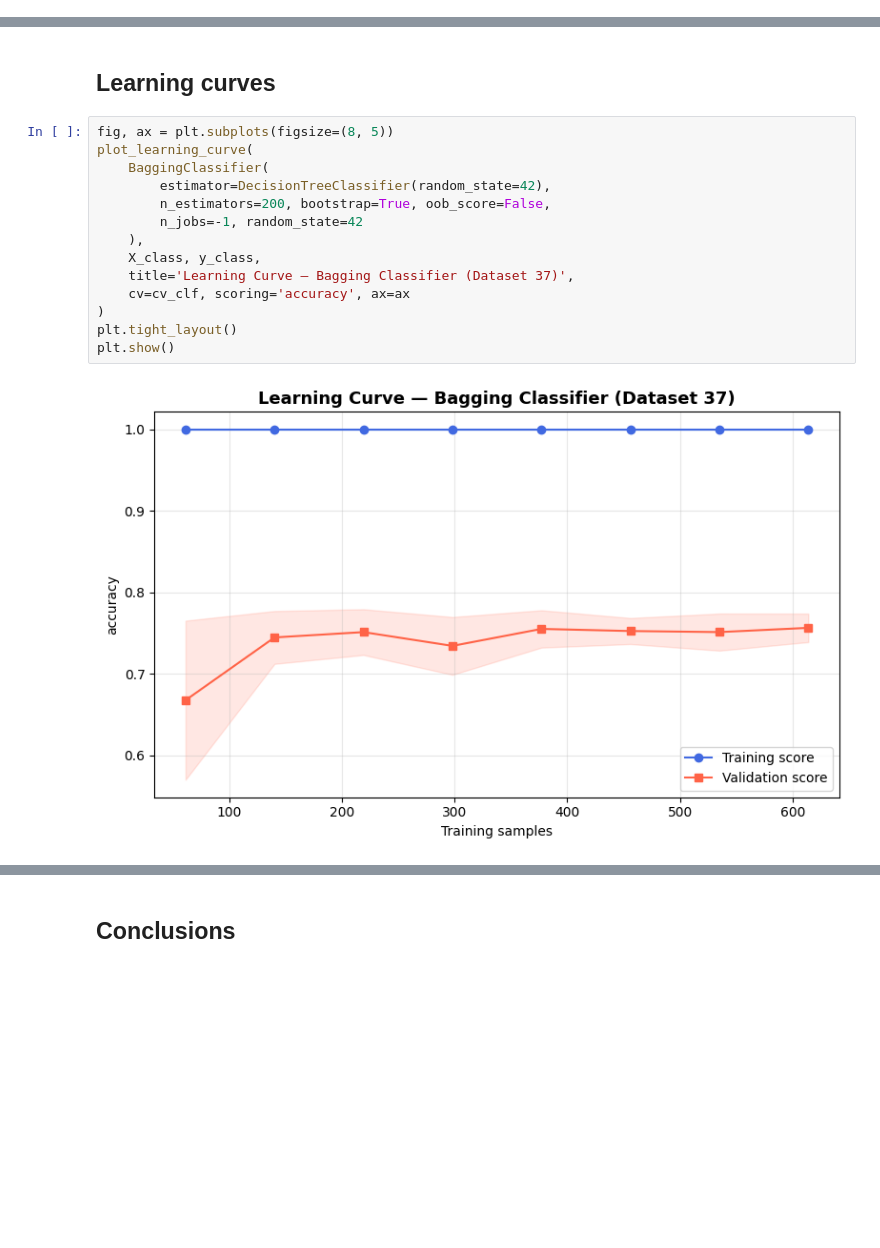
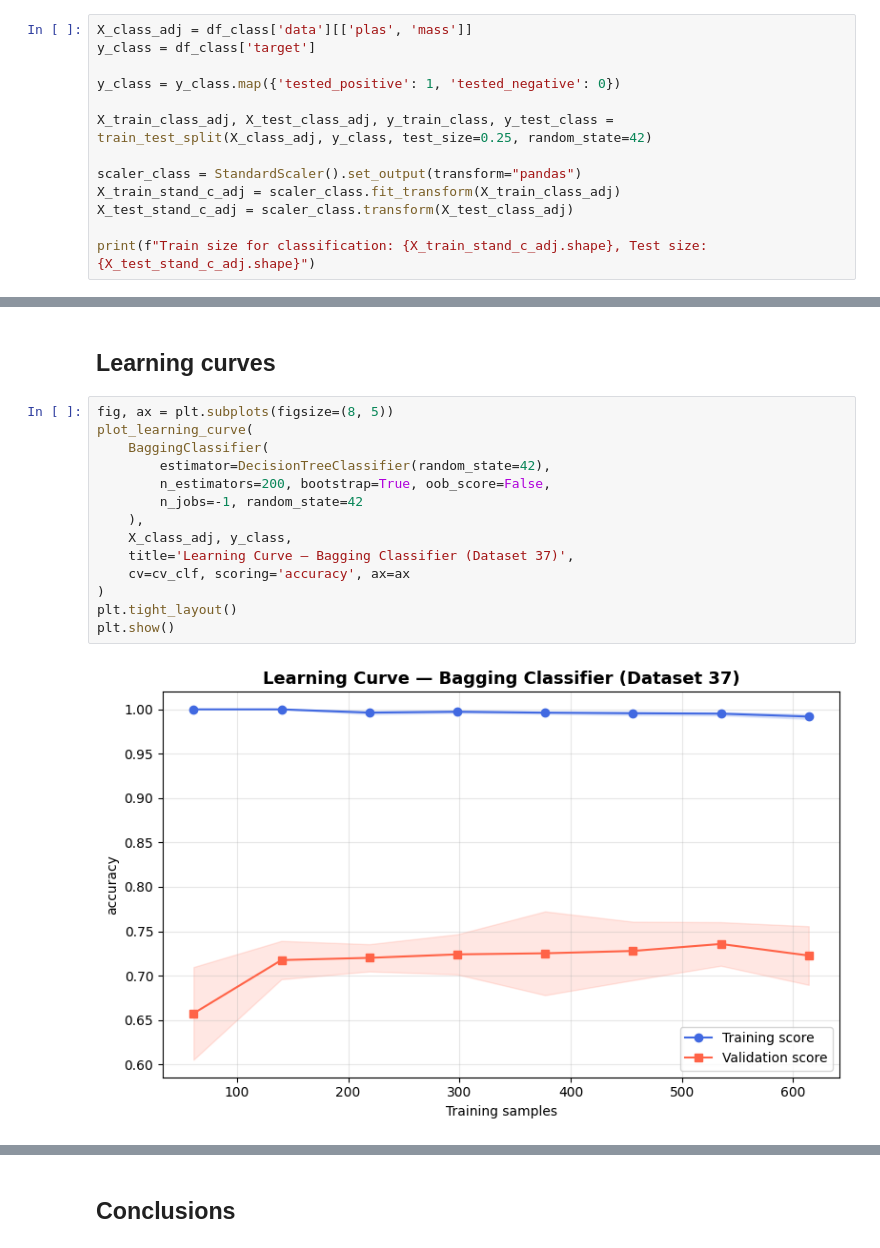
Before and after one commit to Jero2110/Advanced_ML_Phase_3, a Jupyter notebook: analysis/G01_Jeronimo_Ramos_Phase3.ipynb, the cells around one changed output, grey strips where cells are left out. Saved outputs shown, nothing was run; the diff lists cells and outputs as text; blank space fills up the shorter version.

```diff
--- a/analysis/G01_Jeronimo_Ramos_Phase3.ipynb
+++ b/analysis/G01_Jeronimo_Ramos_Phase3.ipynb
@@ -309,0 +318,13 @@ plt.show()
+# %%
+X_class_adj = df_class['data'][['plas', 'mass']]
+y_class = df_class['target']
+
+y_class = y_class.map({'tested_positive': 1, 'tested_negative': 0})
+
+X_train_class_adj, X_test_class_adj, y_train_class, y_test_class = train_test_split(X_class_adj, y_class, test_size=0.25, random_state=42)
+
+scaler_class = StandardScaler().set_output(transform="pandas")
+X_train_stand_c_adj = scaler_class.fit_transform(X_train_class_adj)
+X_test_stand_c_adj = scaler_class.transform(X_test_class_adj)
+
+print(f"Train size for classification: {X_train_stand_c_adj.shape}, Test size: {X_test_stand_c_adj.shape}")
@@ -515,16 +692,16 @@ print(f"\n  OOB Score (free validation estimate): {bag_reg.oob_score_:.4f}")
 # %%
 fig, ax = plt.subplots(figsize=(8, 5))
 plot_learning_curve(
     BaggingClassifier(
         estimator=DecisionTreeClassifier(random_state=42),
         n_estimators=200, bootstrap=True, oob_score=False,
         n_jobs=-1, random_state=42
     ),
-    X_class, y_class,
+    X_class_adj, y_class,
     title='Learning Curve — Bagging Classifier (Dataset 37)',
     cv=cv_clf, scoring='accuracy', ax=ax
 )
 plt.tight_layout()
 plt.show()
 # %% [output]
-[figure, old version]
+[figure, new version]
```
Also changed, not shown: parts of 21 cells of this notebook.
